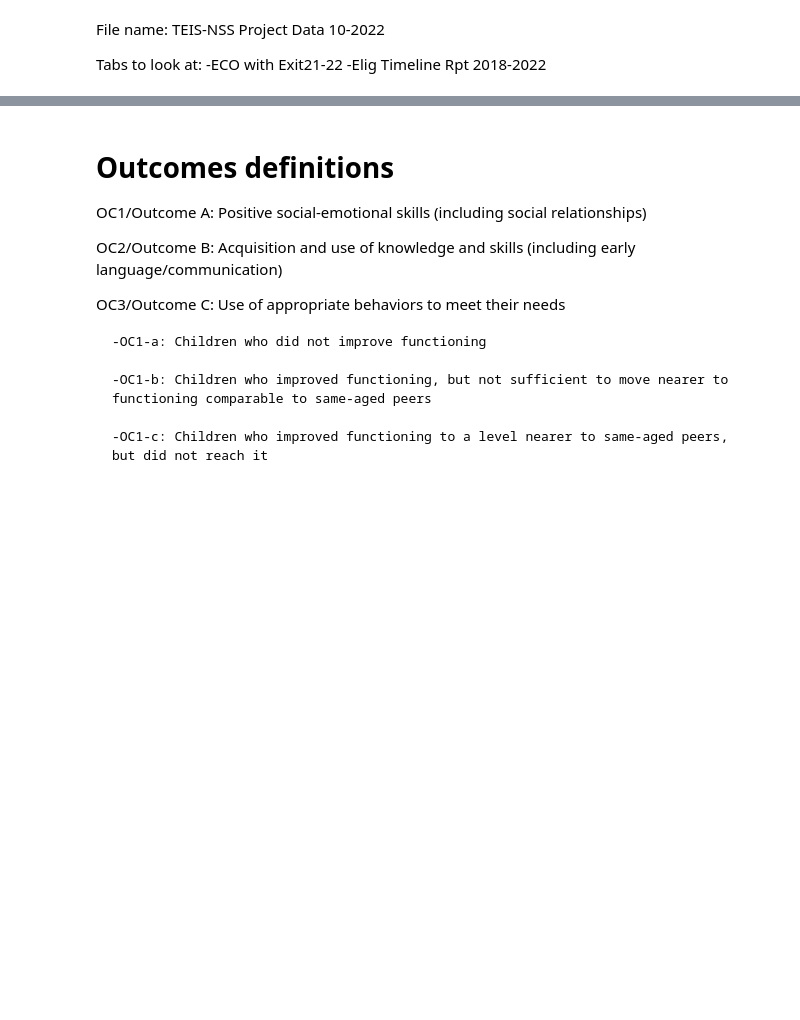
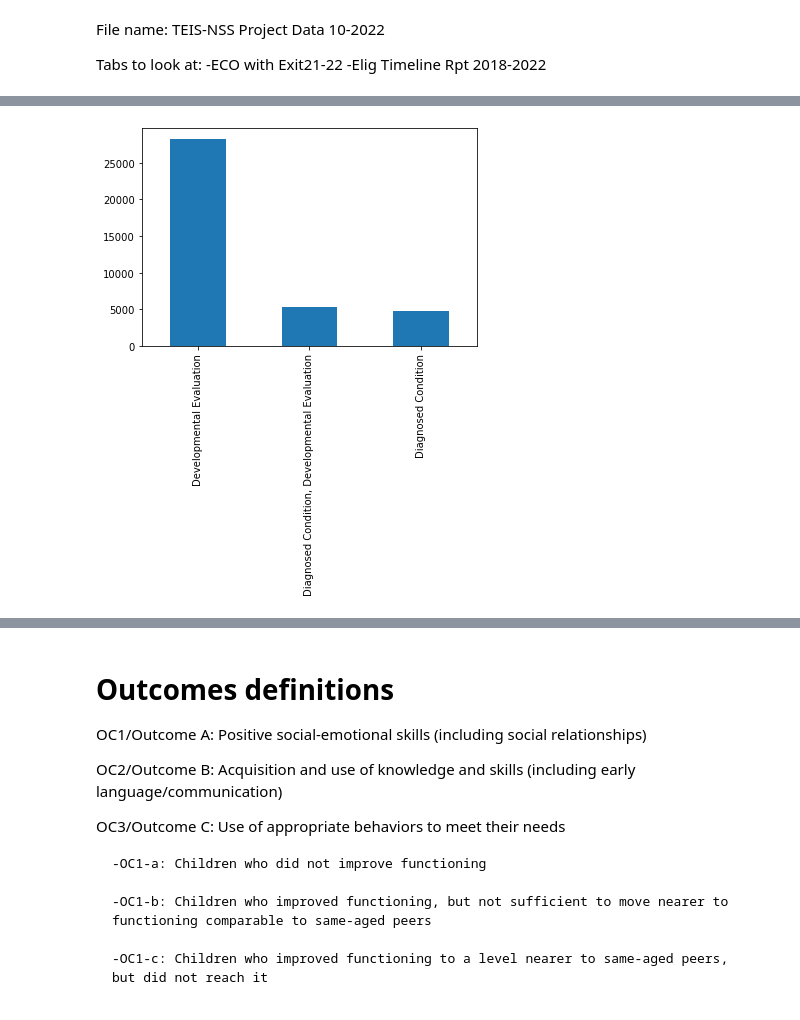
Before and after one commit to NSS-Data-Analytics-Cohort-7/didd-kha-keys-shorts, a Jupyter notebook: Notebooks/rwpartnerprojectEDA.ipynb, the cells around one changed output, grey strips where cells are left out. Drawn from its saved outputs; the diff is of its cells as text; code cells hidden in the pictures; blank space fills up the shorter version.

```diff
--- a/Notebooks/rwpartnerprojectEDA.ipynb
+++ b/Notebooks/rwpartnerprojectEDA.ipynb
@@ -19,0 +166,4 @@ timeline_df
+# %%
+timeline_df['Init. Elig. Category'].value_counts().plot(kind = 'bar');
+# %% [output]
+[figure, added]
```
Also changed, not shown: parts of 36 cells of this notebook.
